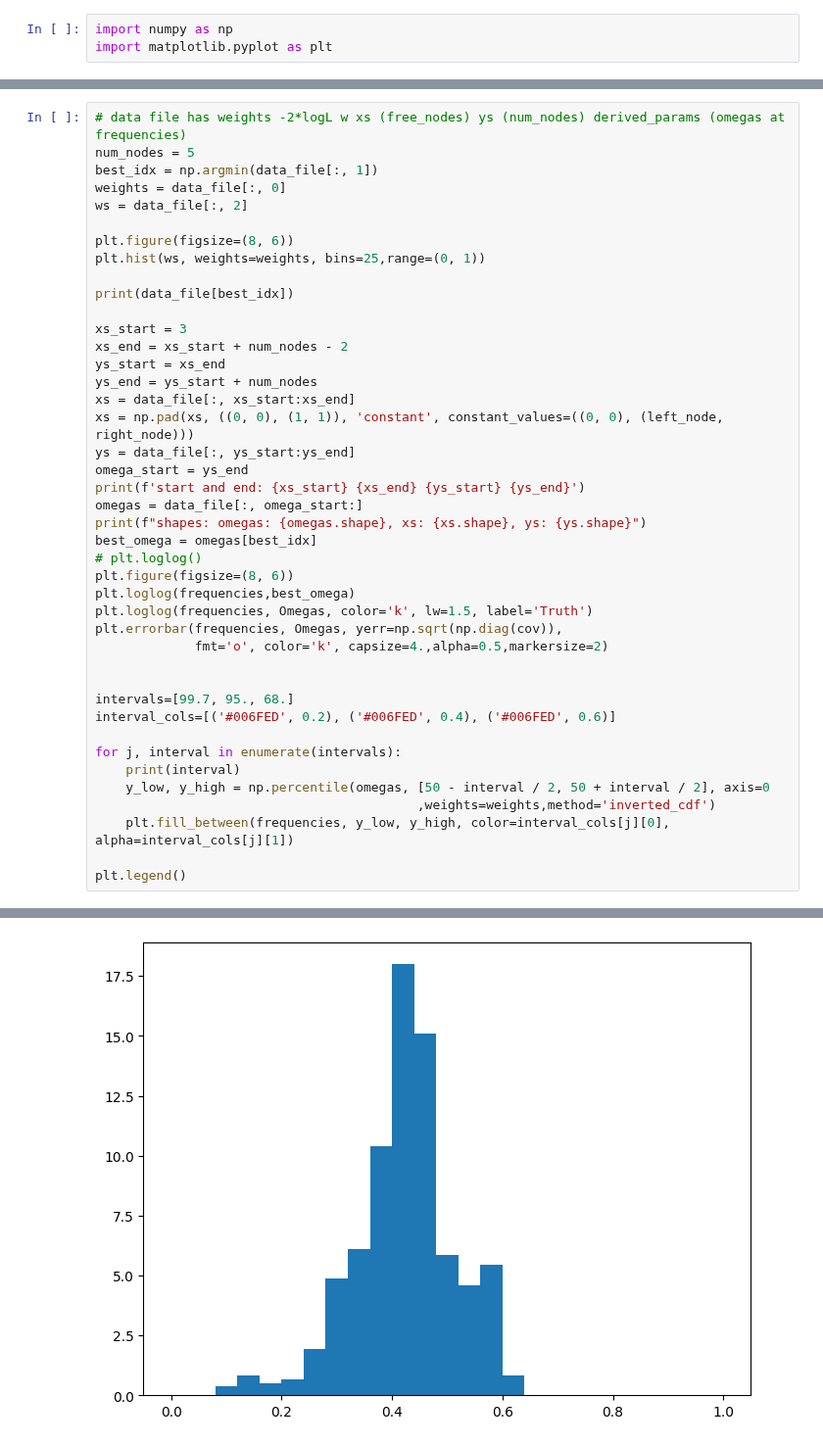
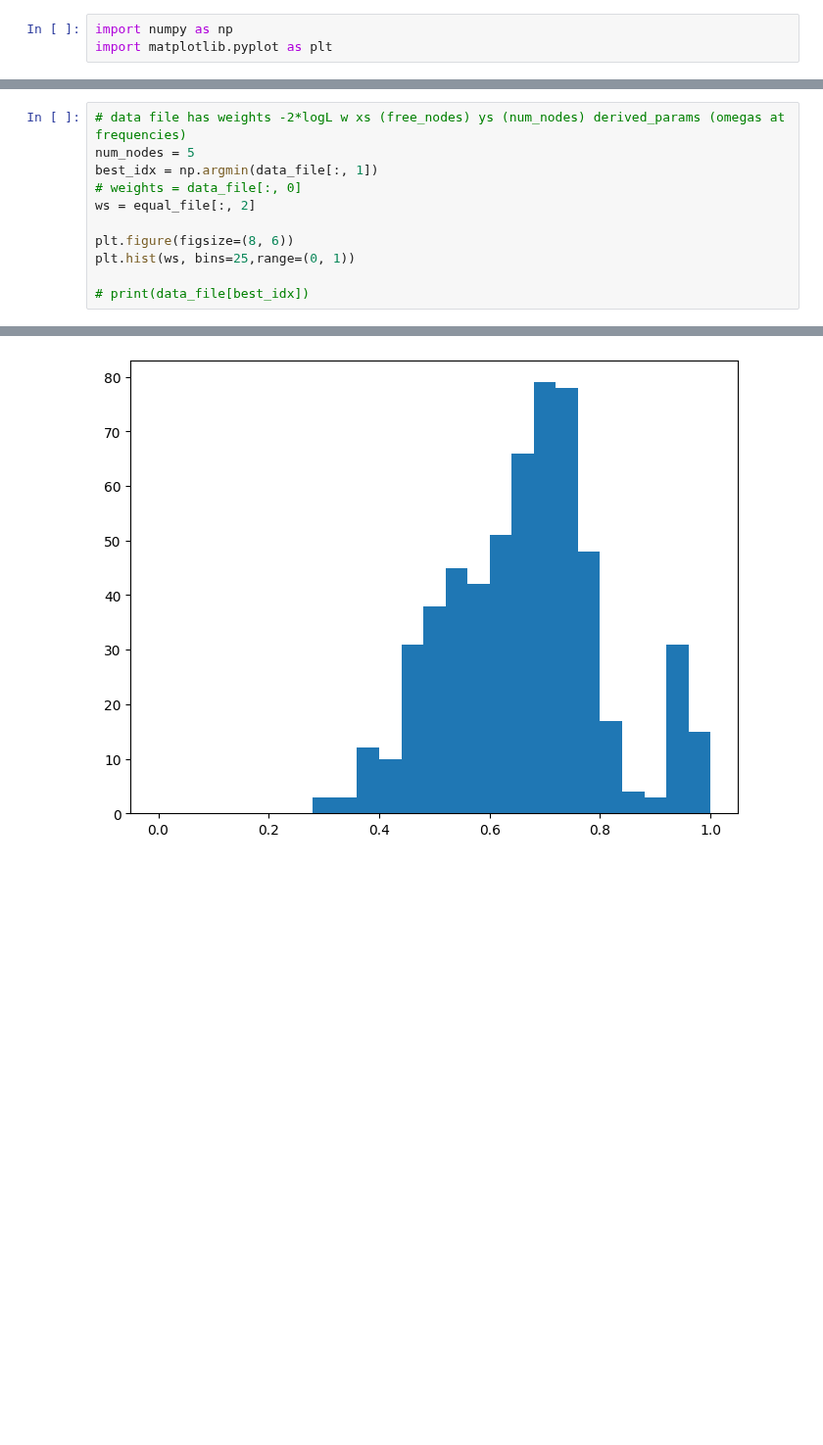
Before and after one commit to Ameek94/SIGW_Inverse, a Jupyter notebook: gwb/sigw_fast/pchord_results.ipynb, the cells around one changed output, grey strips where cells are left out. Shown at 98% size. Saved outputs shown, nothing was run; the diff lists cells and outputs as text; blank space fills up the shorter version.

```diff
--- a/gwb/sigw_fast/pchord_results.ipynb
+++ b/gwb/sigw_fast/pchord_results.ipynb
@@ -28,42 +28,11 @@ print(data_file.shape)
 # data file has weights -2*logL w xs (free_nodes) ys (num_nodes) derived_params (omegas at frequencies)
 num_nodes = 5
 best_idx = np.argmin(data_file[:, 1])
-weights = data_file[:, 0]
-ws = data_file[:, 2]
+# weights = data_file[:, 0]
+ws = equal_file[:, 2]
 
 plt.figure(figsize=(8, 6))
-plt.hist(ws, weights=weights, bins=25,range=(0, 1))
+plt.hist(ws, bins=25,range=(0, 1))
 
-print(data_file[best_idx])
-
-xs_start = 3
-xs_end = xs_start + num_nodes - 2
-ys_start = xs_end
-ys_end = ys_start + num_nodes
-xs = data_file[:, xs_start:xs_end]
-xs = np.pad(xs, ((0, 0), (1, 1)), 'constant', constant_values=((0, 0), (left_node, right_node)))
-ys = data_file[:, ys_start:ys_end]
-omega_start = ys_end
-print(f'start and end: {xs_start} {xs_end} {ys_start} {ys_end}')
-omegas = data_file[:, omega_start:]
-print(f"shapes: omegas: {omegas.shape}, xs: {xs.shape}, ys: {ys.shape}")
-best_omega = omegas[best_idx]
-# plt.loglog()
-plt.figure(figsize=(8, 6))
-plt.loglog(frequencies,best_omega)
-plt.loglog(frequencies, Omegas, color='k', lw=1.5, label='Truth')
-plt.errorbar(frequencies, Omegas, yerr=np.sqrt(np.diag(cov)),
-             fmt='o', color='k', capsize=4.,alpha=0.5,markersize=2)
-
-
-intervals=[99.7, 95., 68.]
-interval_cols=[('#006FED', 0.2), ('#006FED', 0.4), ('#006FED', 0.6)]
-
-for j, interval in enumerate(intervals):
-    print(interval)
-    y_low, y_high = np.percentile(omegas, [50 - interval / 2, 50 + interval / 2], axis=0
-                                          ,weights=weights,method='inverted_cdf')
-    plt.fill_between(frequencies, y_low, y_high, color=interval_cols[j][0], alpha=interval_cols[j][1])
-
-plt.legend()
+# print(data_file[best_idx])
 # %% [output]
@@ -88 +45 @@ ValueError: x and y must have same first dimension, but have shapes (50,) and (4
-[figure, old version]
+[figure, new version]
```
Also changed, not shown: parts of 3 cells of this notebook, 12 other files.
